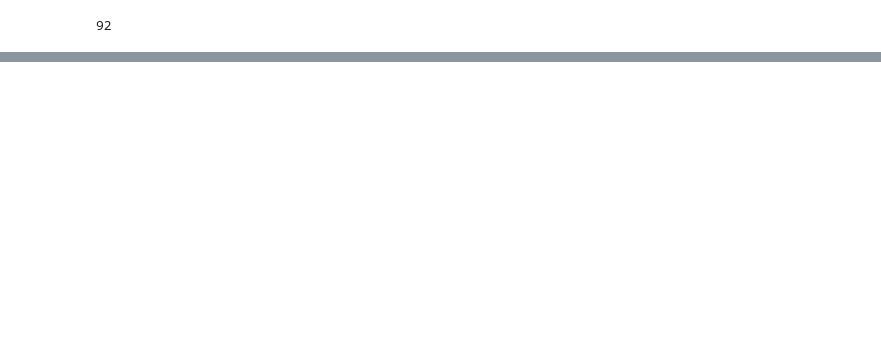
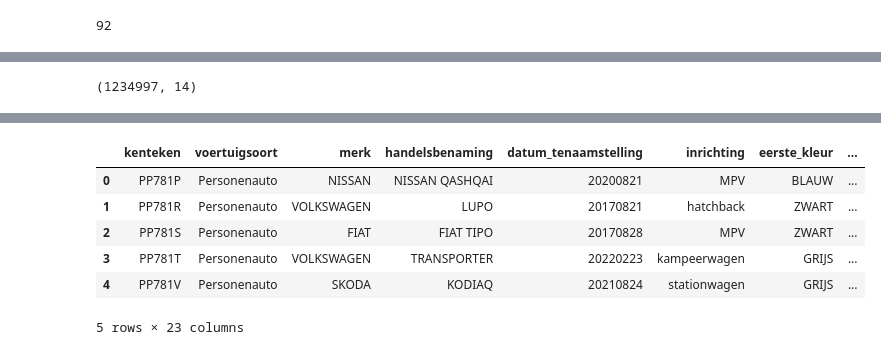
Before and after one commit to Stemt/DS-groep-6, a Jupyter notebook: Case-3/case_3.ipynb, the cells around one changed output, grey strips where cells are left out. Saved outputs shown, nothing was run; the diff lists cells and outputs as text; code cells hidden in the pictures; blank space fills up the shorter version.

```diff
--- a/Case-3/case_3.ipynb
+++ b/Case-3/case_3.ipynb
@@ -76,0 +141,17 @@ len(client.get_metadata("m9d7-ebf2")['columns'])
+# %%
+filtered_brandstof_elektrisch = brandstof_elektrisch[["kenteken", "brandstof_volgnummer", "brandstof_omschrijving", "emissiecode_omschrijving",
+                                                      "klasse_hybride_elektrisch_voertuig", "uitlaatemissieniveau", "geluidsniveau_rijdend",
+                                                       "nominaal_continu_maximumvermogen", "netto_max_vermogen_elektrisch", "max_vermogen_60_minuten",
+                                                       "milieuklasse_eg_goedkeuring_licht", "elektrisch_verbruik_enkel_elektrisch_wltp", "actie_radius_enkel_elektrisch_wltp",
+                                                       "actie_radius_enkel_elektrisch_stad_wltp"
+                                                      ]]
+filtered_brandstof_elektrisch.shape
+# %% [output]
+(1234997, 14)
+# %%
+#selectie van kolommen voor importeren RDW kenteken dataset
+kenteken_columns = 'kenteken, voertuigsoort, merk, handelsbenaming,datum_tenaamstelling,inrichting,eerste_kleur, aantal_cilinders, massa_ledig_voertuig, datum_eerste_toelating, datum_eerste_tenaamstelling_in_nederland, wam_verzekerd,aantal_deuren, aantal_wielen, europese_voertuigcategorie, vermogen_massarijklaar, export_indicator, openstaande_terugroepactie_indicator, taxi_indicator, tenaamstellen_mogelijk, datum_tenaamstelling_dt, datum_eerste_toelating_dt, datum_eerste_tenaamstelling_in_nederland_dt'
+# %%
+kenteken_df = c3api.get_RDW_kenteken_df(limit = 2000000, select = kenteken_columns)
+kenteken_df.head()
+# %% [output]
@@ -76,0 +159,7 @@ len(client.get_metadata("m9d7-ebf2")['columns'])
+|  | kenteken | voertuigsoort | merk | handelsbenaming | datum_tenaamstelling | inrichting | eerste_kleur | ... |
+| 0 | PP781P | Personenauto | NISSAN | NISSAN QASHQAI | 20200821 | MPV | BLAUW | ... |
+| 1 | PP781R | Personenauto | VOLKSWAGEN | LUPO | 20170821 | hatchback | ZWART | ... |
+| 2 | PP781S | Personenauto | FIAT | FIAT TIPO | 20170828 | MPV | ZWART | ... |
+| 3 | PP781T | Personenauto | VOLKSWAGEN | TRANSPORTER | 20220223 | kampeerwagen | GRIJS | ... |
+| 4 | PP781V | Personenauto | SKODA | KODIAQ | 20210824 | stationwagen | GRIJS | ... |
+5 rows × 23 columns
```
Also changed, not shown: parts of 40 cells of this notebook, 2 other files.
